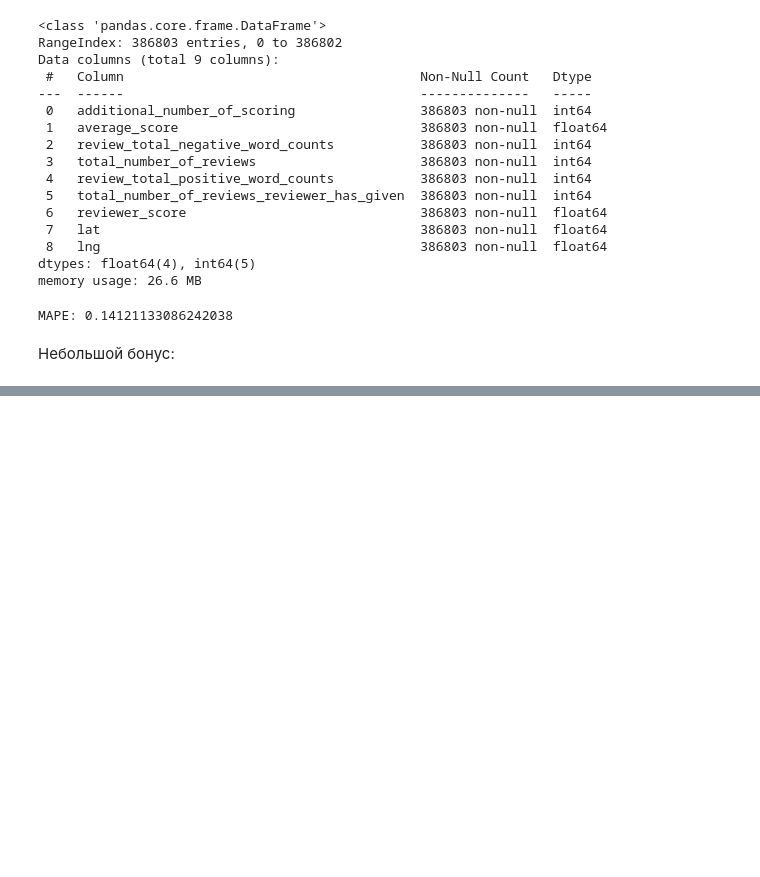
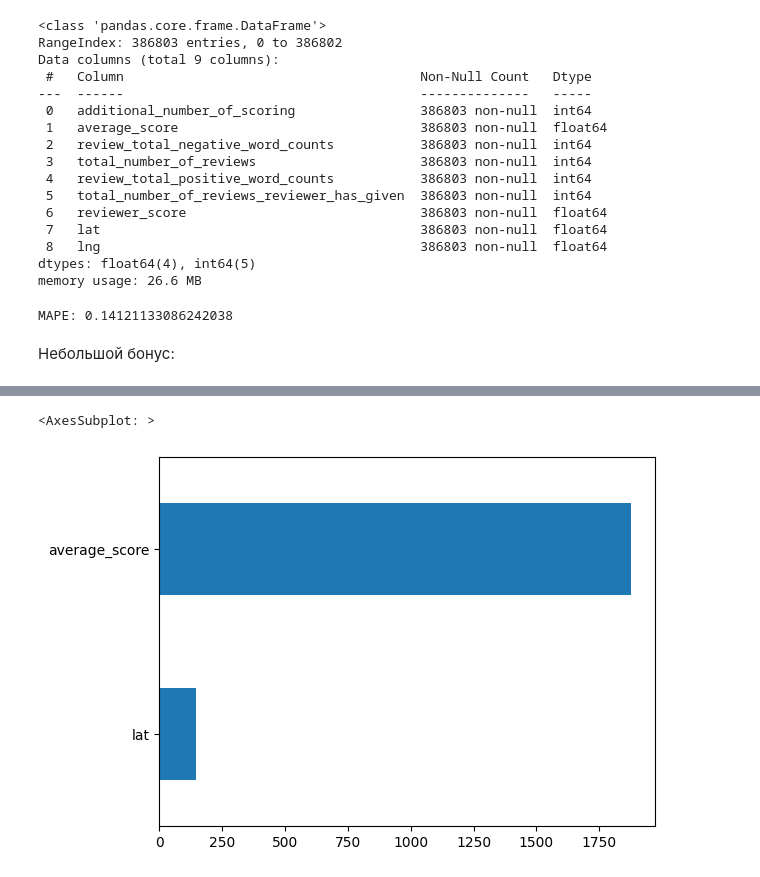
Before and after one commit to AlexeyLukovnikov/sf_data_science, a Jupyter notebook: BLOCK3_PROJECT-3/EDA_Project_3_model.ipynb, the cells around one changed output, grey strips where cells are left out. Cells and saved outputs as stored; diff of their text form; code cells hidden in the pictures; blank space fills up the shorter version.

```diff
--- a/BLOCK3_PROJECT-3/EDA_Project_3_model.ipynb
+++ b/BLOCK3_PROJECT-3/EDA_Project_3_model.ipynb
@@ -115,0 +128,17 @@ MAPE: 0.14121133086242038
+# %%
+# непрерывные признаки
+num_cols = ['total_number_of_reviews', 'review_total_negative_word_counts']
+
+# категориальные признаки
+cat_cols = ['average_score', 'lat']
+# %%
+y=y.astype('int')
+
+from sklearn.feature_selection import chi2 # хи-квадрат
+
+imp_cat = pd.Series(chi2(X[cat_cols], y)[0], index=cat_cols)
+imp_cat.sort_values(inplace = True)
+imp_cat.plot(kind = 'barh')
+# %% [output]
+<AxesSubplot: >
+[figure, added]
```
Also changed, not shown: parts of 10 cells of this notebook, 4 other files.
